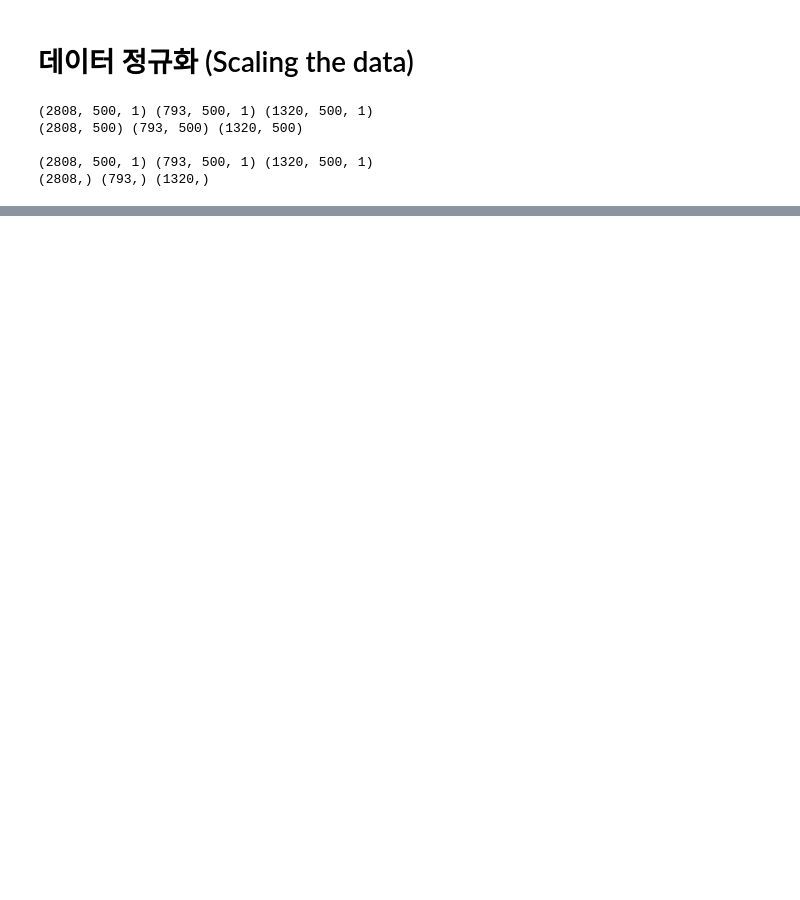
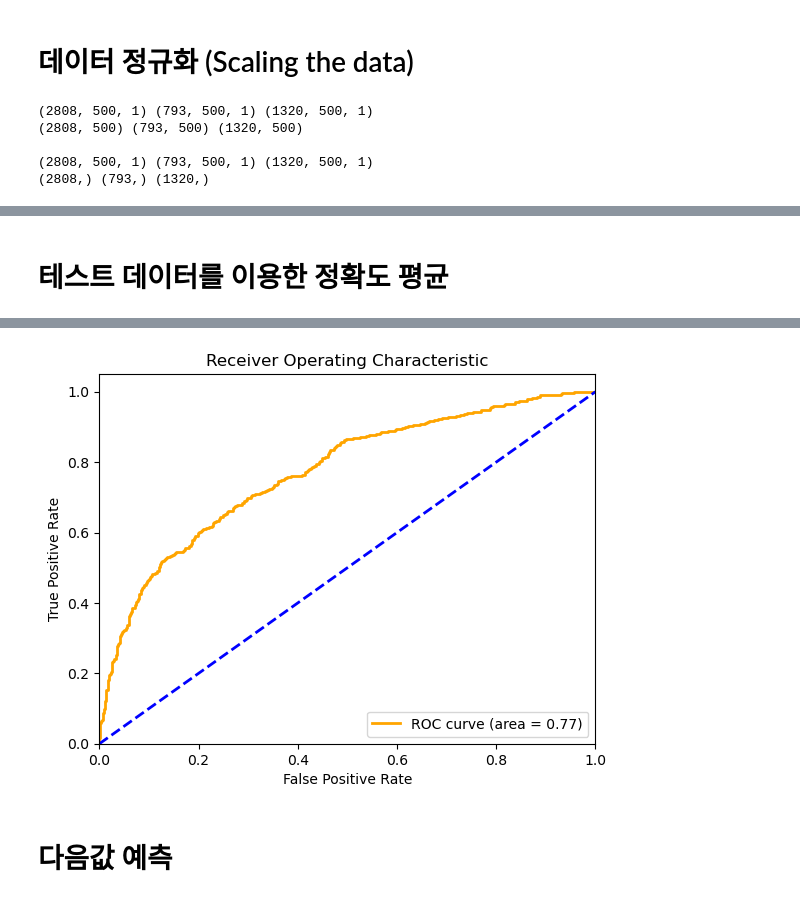
Before and after one commit to 1TAEKIM/Improvement-of-defect-rate, a Jupyter notebook: LSTM_FordA.ipynb, the cells around one changed output, grey strips where cells are left out. Saved outputs shown, nothing was run; the diff lists cells and outputs as text; code cells hidden in the pictures; blank space fills up the shorter version.

```diff
--- a/LSTM_FordA.ipynb
+++ b/LSTM_FordA.ipynb
@@ -376,0 +620,65 @@ class GetBest(Callback):
+# %% [markdown]
+# 테스트 데이터를 이용한 정확도 평균
+# %%
+import numpy as np
+import matplotlib.pyplot as plt
+from tensorflow.keras.models import Sequential
+from tensorflow.keras.layers import LSTM, Dense, Flatten
+from tensorflow.keras.models import load_model
+from sklearn.metrics import roc_curve, auc
+
+
+# 하이퍼파라미터 설정
+seq_len = 500 # 입력 시퀀스의 길이
+STEPS = 50 # 각 epoch당 배치 개수
+EPOCHS = 60 # 학습 epochs 수
+
+# 모델 정의
+def create_model(input_shape):
+    model = Sequential()
+    model.add(LSTM(units=100, return_sequences=True, input_shape=input_shape))
+    model.add(Flatten())
+    model.add(Dense(100, activation='relu'))
+    model.add(Dense(1, activation='sigmoid'))
+    model.compile(loss='binary_crossentropy', optimizer='adam', metrics=['accuracy'])
+    return model
+
+# 모델 인스턴스 생성 및 가중치 로드
+model = create_model((seq_len, 1))
+model.load_weights('LSTM_best.weights.h5')
+
+# 테스트 데이터 준비
+gen_test = batch_generator_s(x_test, y_test_s, seq_len)
+
+# 테스트 배치 평가
+accuracies = []
+predictions = []
+true_labels = []
+
+for i in range(100):  # 원하는 배치 수
+    x_batch, y_batch = next(gen_test)
+    scores = model.evaluate([x_batch], y_batch, verbose=0)
+    accuracies.append(scores[1] * 100)
+    batch_preds = model.predict([x_batch])
+    predictions.extend(batch_preds)
+    true_labels.extend(y_batch)
+    print("%s: %.2f%%" % (model.metrics_names[1], scores[1] * 100))
+
+average_accuracy = np.mean(accuracies)
+print("Average Accuracy: %.2f%%" % average_accuracy)
+
+# 시각화 - ROC 곡선
+fpr, tpr, _ = roc_curve(true_labels, predictions)
+roc_auc = auc(fpr, tpr)
+
+plt.figure()
+plt.plot(fpr, tpr, color='orange', lw=2, label='ROC curve (area = %0.2f)' % roc_auc)
+plt.plot([0, 1], [0, 1], color='blue', lw=2, linestyle='--')
+plt.xlim([0.0, 1.0])
+plt.ylim([0.0, 1.05])
+plt.xlabel('False Positive Rate')
+plt.ylabel('True Positive Rate')
+plt.title('Receiver Operating Characteristic')
+plt.legend(loc="lower right")
+plt.show()
+# %% [output]
@@ -376,0 +702,3 @@ class GetBest(Callback):
+[figure, added]
+# %% [markdown]
+# 다음값 예측
```
Also changed, not shown: parts of 37 cells of this notebook.
